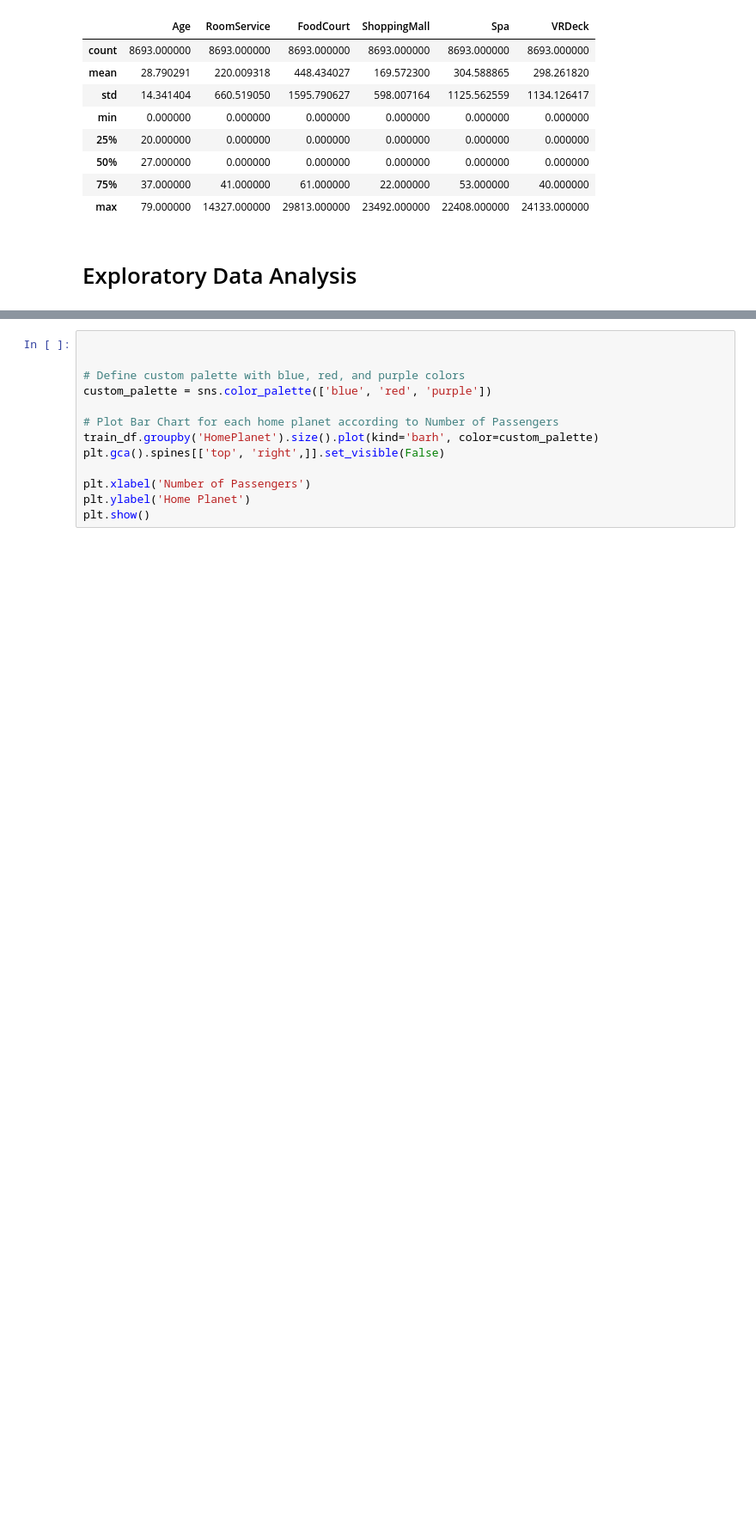
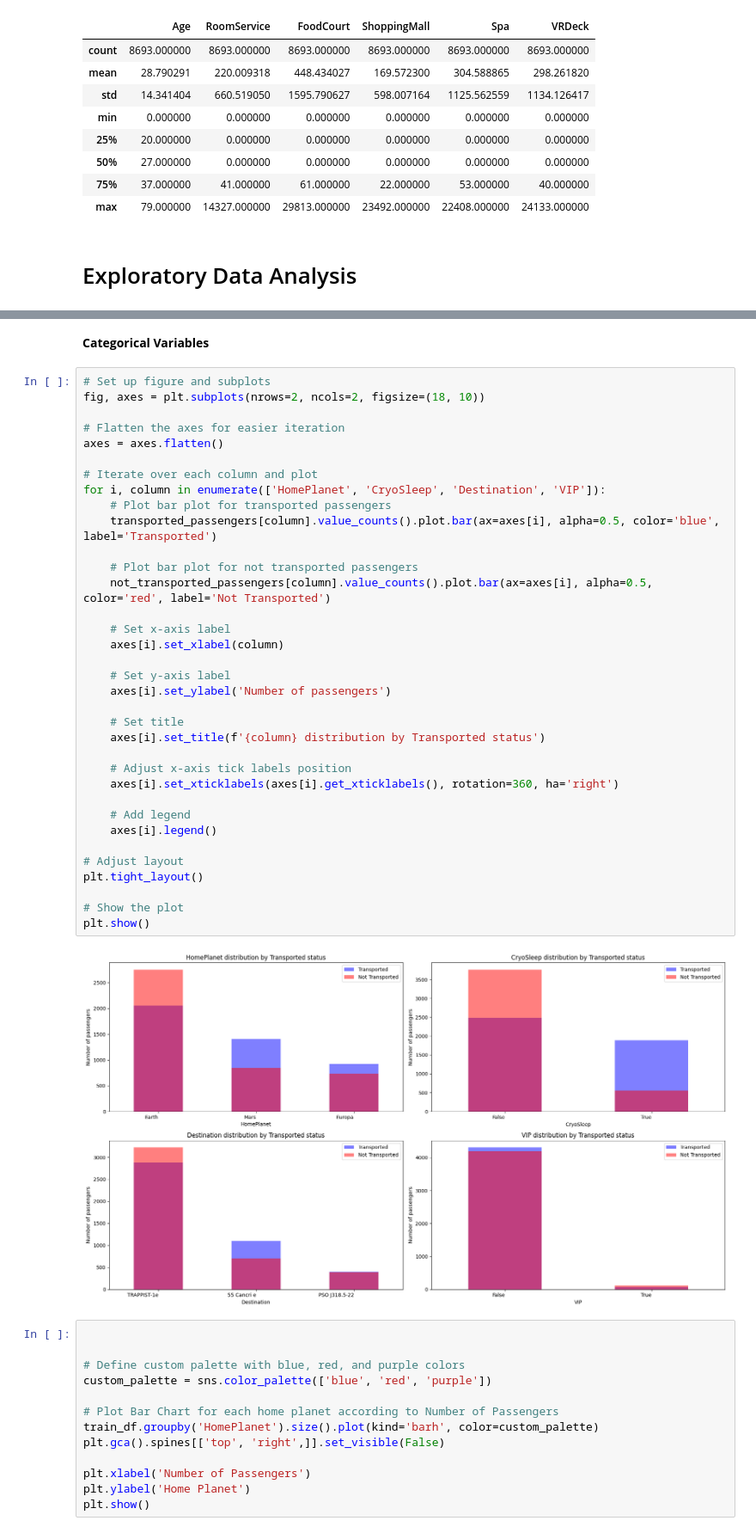
Before and after one commit to 7PAM2015-0105-2023-TEAM17/Kaggle-Challenge-Team-17, a Jupyter notebook: kaggle_Challenge_TEAM_17.ipynb, the cells around one changed output, grey strips where cells are left out. Shown at 86% size. Cells and saved outputs as stored; diff of their text form; blank space fills up the shorter version.

```diff
--- a/kaggle_Challenge_TEAM_17.ipynb
+++ b/kaggle_Challenge_TEAM_17.ipynb
@@ -193,3 +253,42 @@ _ = plt.legend()
+# %% [markdown]
+**Categorical Variables**
+# %%
+# Set up figure and subplots
+fig, axes = plt.subplots(nrows=2, ncols=2, figsize=(18, 10))
+
+# Flatten the axes for easier iteration
+axes = axes.flatten()
+
+# Iterate over each column and plot
+for i, column in enumerate(['HomePlanet', 'CryoSleep', 'Destination', 'VIP']):
+    # Plot bar plot for transported passengers
+    transported_passengers[column].value_counts().plot.bar(ax=axes[i], alpha=0.5, color='blue', label='Transported')
+
+    # Plot bar plot for not transported passengers
+    not_transported_passengers[column].value_counts().plot.bar(ax=axes[i], alpha=0.5, color='red', label='Not Transported')
+
+    # Set x-axis label
+    axes[i].set_xlabel(column)
+
+    # Set y-axis label
+    axes[i].set_ylabel('Number of passengers')
+
+    # Set title
+    axes[i].set_title(f'{column} distribution by Transported status')
+
+    # Adjust x-axis tick labels position
+    axes[i].set_xticklabels(axes[i].get_xticklabels(), rotation=360, ha='right')
+
+    # Add legend
+    axes[i].legend()
+
+# Adjust layout
+plt.tight_layout()
+
+# Show the plot
+plt.show()
+# %% [output]
+[figure, added]
 # %%
 
 
```
Also changed, not shown: parts of 6 cells of this notebook.
